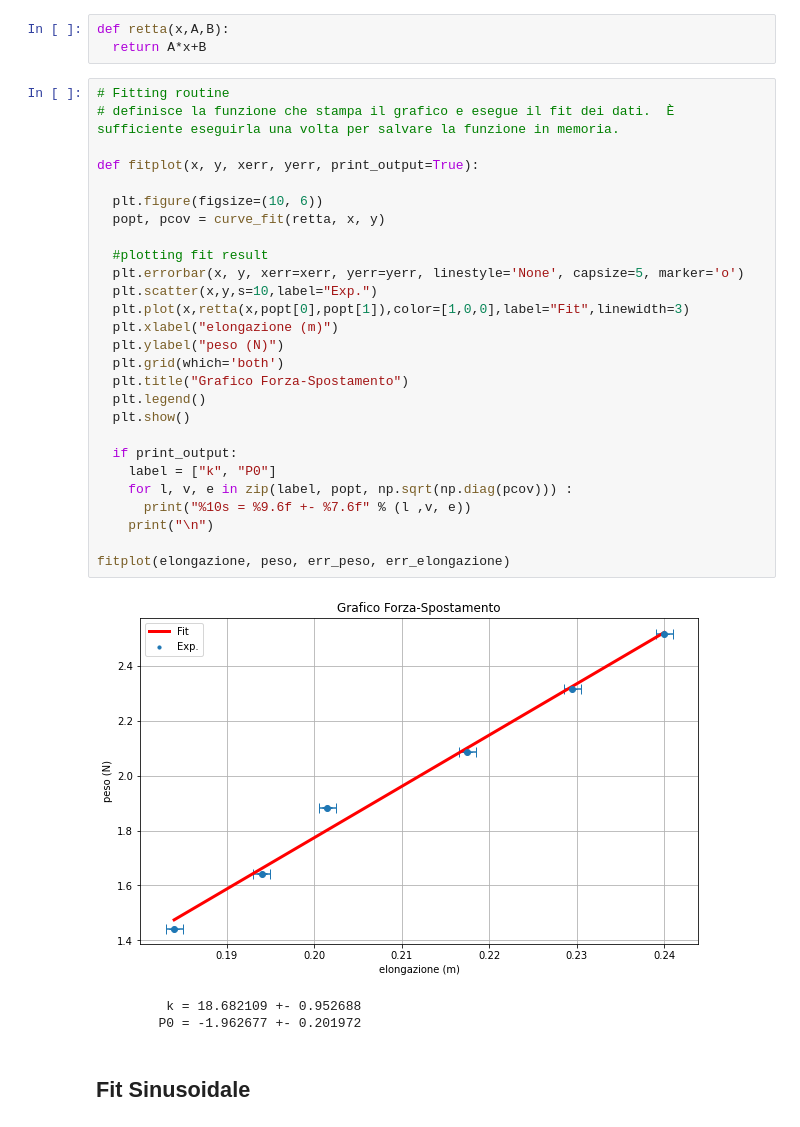
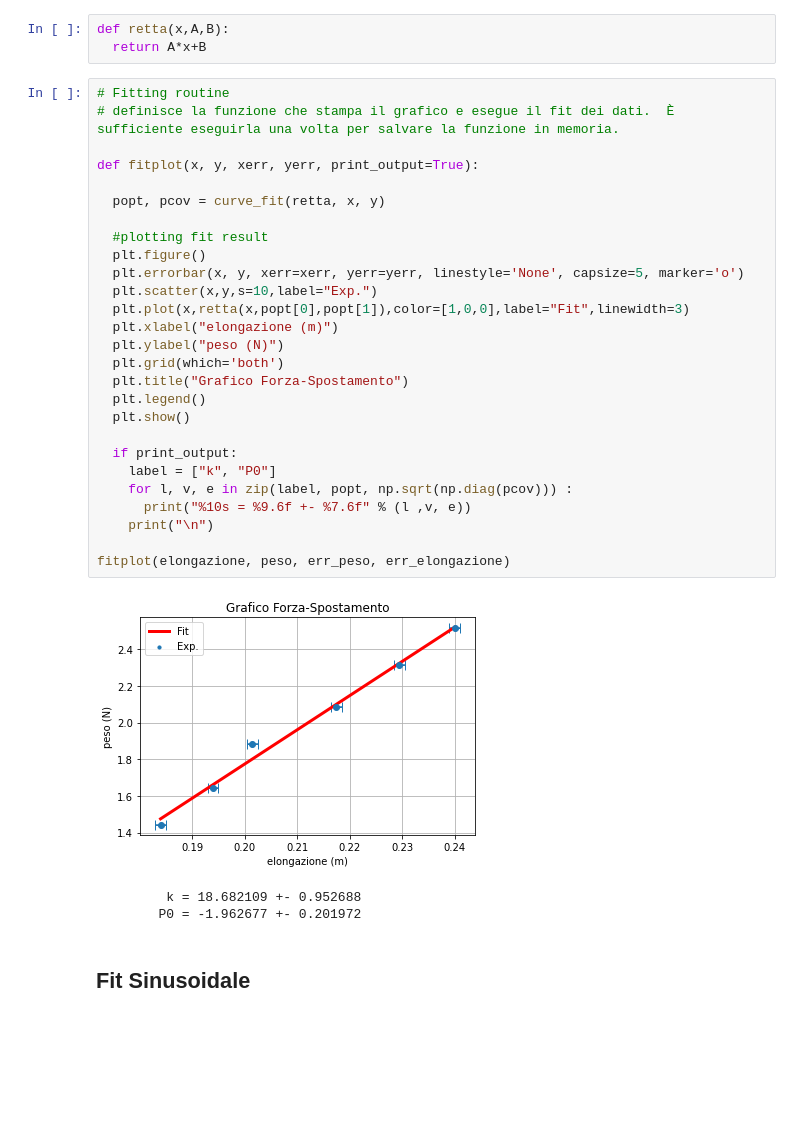
Before and after one commit to generalemike/Laboratorio-Fisica, a Jupyter notebook: EsperimentoOscillatoreArmonico/Codice/EsperimentoOscillatoreArmonico.ipynb, the cells around one changed output. Cells and saved outputs as stored; diff of their text form; blank space fills up the shorter version.

```diff
--- a/EsperimentoOscillatoreArmonico/Codice/EsperimentoOscillatoreArmonico.ipynb
+++ b/EsperimentoOscillatoreArmonico/Codice/EsperimentoOscillatoreArmonico.ipynb
@@ -62,32 +62,32 @@ def retta(x,A,B):
 # %%
 # Fitting routine
 # definisce la funzione che stampa il grafico e esegue il fit dei dati.  È sufficiente eseguirla una volta per salvare la funzione in memoria.
 
 def fitplot(x, y, xerr, yerr, print_output=True):
 
-  plt.figure(figsize=(10, 6))
   popt, pcov = curve_fit(retta, x, y)
 
   #plotting fit result
+  plt.figure()
   plt.errorbar(x, y, xerr=xerr, yerr=yerr, linestyle='None', capsize=5, marker='o')
   plt.scatter(x,y,s=10,label="Exp.")
   plt.plot(x,retta(x,popt[0],popt[1]),color=[1,0,0],label="Fit",linewidth=3)
   plt.xlabel("elongazione (m)")
   plt.ylabel("peso (N)")
   plt.grid(which='both')
   plt.title("Grafico Forza-Spostamento")
   plt.legend()
   plt.show()
 
   if print_output:
     label = ["k", "P0"]
     for l, v, e in zip(label, popt, np.sqrt(np.diag(pcov))) :
       print("%10s = %9.6f +- %7.6f" % (l ,v, e))
     print("\n")
 
 fitplot(elongazione, peso, err_peso, err_elongazione)
 # %% [output]
-[figure, old version]
+[figure, new version]
          k = 18.682109 +- 0.952688
         P0 = -1.962677 +- 0.201972
 # %% [markdown]
```
Also changed, not shown: parts of 2 cells of this notebook.
